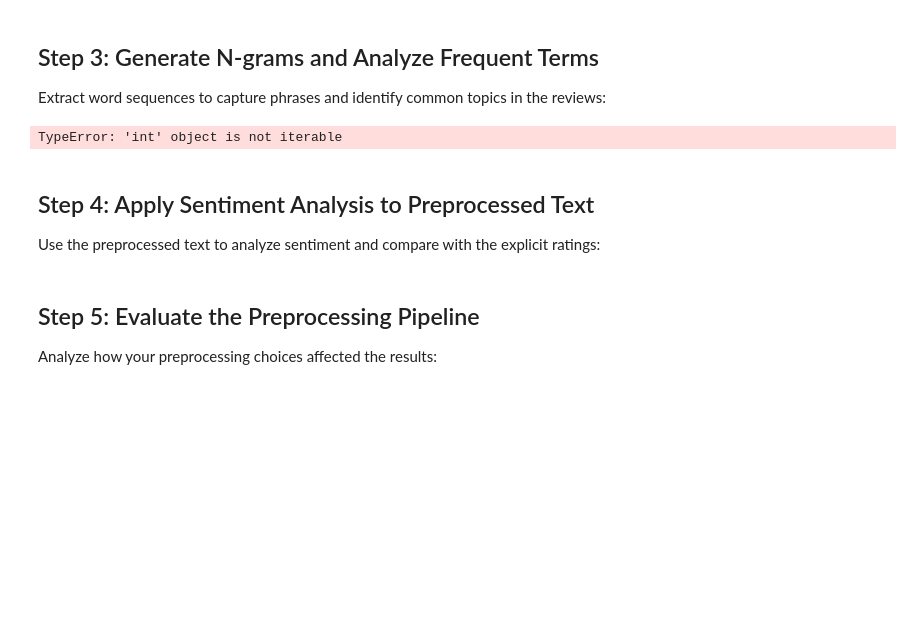
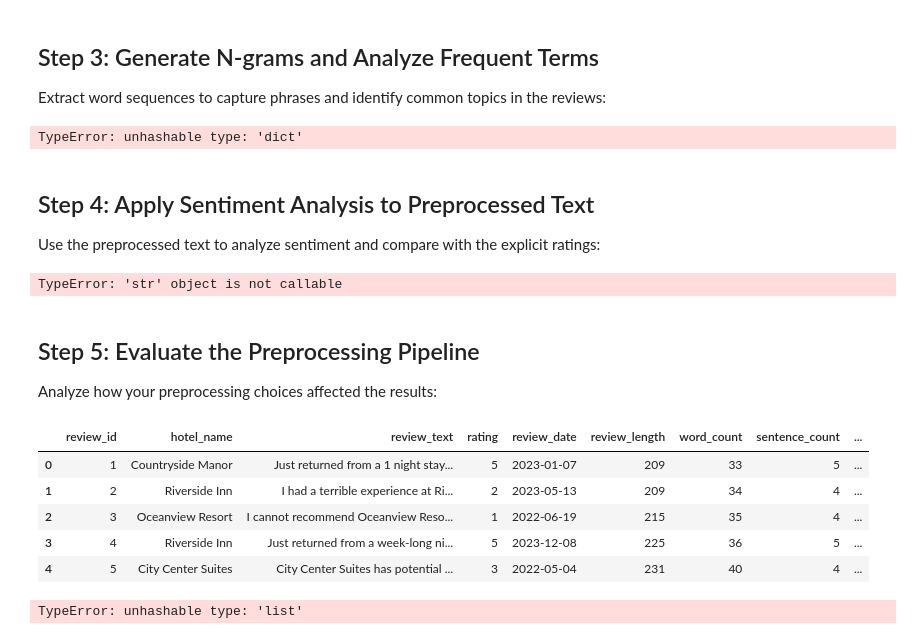
Before and after one commit to marhas109/ds09_all, a Jupyter notebook: mod1_text_preprocessing_lab.ipynb, the cells around one changed output. Saved outputs shown, nothing was run; the diff lists cells and outputs as text; code cells hidden in the pictures; blank space fills up the shorter version.

```diff
--- a/mod1_text_preprocessing_lab.ipynb
+++ b/mod1_text_preprocessing_lab.ipynb
@@ -233,9 +232,10 @@ def lemmatize_tokens(tokens):
     Returns:
     list: Lemmatized tokens
     """
+    valid_tokens = [token for token in tokens if re.search('[a-zA-Z]', token)]
 
     # Tag tokens with parts of speech
-    tokens_tagged = pos_tag(tokens)
+    tokens_tagged = pos_tag(valid_tokens)
 
     # Convert to WordNet POS tags
     pos_tokens = [(word[0], get_wordnet_pos(word[1])) for word in tokens_tagged]
@@ -293,11 +293,14 @@ def generate_ngrams(tokens, n):
     return result
 
 # Generate bigrams and trigrams - hint - apply lamdba function
-hotel_reviews['bigrams'] = hotel_reviews['lemmatized_tokens'].apply(lambda x: generate_ngrams(x, 2))
-hotel_reviews['trigrams'] = hotel_reviews['lemmatized_tokens'].apply(lambda x: generate_ngrams(x, 3))
+b_n = [2]
+t_n = [3]
+
+hotel_reviews['bigrams'] = hotel_reviews['lemmatized_tokens'].apply(lambda x: generate_ngrams(x, b_n))
+hotel_reviews['trigrams'] = hotel_reviews['lemmatized_tokens'].apply(lambda x: generate_ngrams(x, t_n))
 
 # Combine all lemmatized tokens into a single list for frequency analysis
-all_tokens = [hotel_reviews['bigrams'] + hotel_reviews['trigrams']]
+all_tokens = []
 for tokens in hotel_reviews['lemmatized_tokens']:
     all_tokens.extend(tokens)
 
@@ -358,20 +361,19 @@ plt.figure(figsize=(12, 8))
 plt.subplot(2, 1, 1)
 negative_freq.plot(20, title="Top 20 Words in Negative Reviews")
 # %% [output]
-TypeError: 'int' object is not iterable
+TypeError: unhashable type: 'dict'
 # %% [markdown]
 ## Step 4: Apply Sentiment Analysis to Preprocessed Text
 Use the preprocessed text to analyze sentiment and compare with the explicit ratings:
 # %%
-# Initialize sentiment analyzer
-sia = None
+sia = SentimentIntensityAnalyzer()
 
 # Join lemmatized tokens back into strings for sentiment analysis
-hotel_reviews['lemmatized_text'] = None
+hotel_reviews['lemmatized_text'] = hotel_reviews['lemmatized_tokens'].apply(lambda x: ' '.join(x))
 
 # Calculate sentiment scores
-hotel_reviews['sentiment_scores'] = None
-hotel_reviews['sentiment_compound'] = None
+hotel_reviews['sentiment_scores'] = hotel_reviews['lemmatized_text'].apply(lambda x: sia.polarity_scores(x))
+hotel_reviews['sentiment_compound'] = hotel_reviews['sentiment_scores'].apply(lambda x: x['compound'])
 
 # Classify sentiment based on compound score
 def classify_sentiment(score):
@@ -393,6 +395,7 @@ def classify_sentiment(score):
 
 hotel_reviews['predicted_sentiment'] = hotel_reviews['sentiment_compound'].apply(classify_sentiment)
 
+
 # Create a new column that compares the predicted sentiment with the actual rating
 def compare_sentiment_with_rating(row):
     """
@@ -408,7 +411,7 @@ def compare_sentiment_with_rating(row):
     actual_sentiment = 'positive' if row['rating'] >= 4 else ('negative' if row['rating'] <= 2 else 'neutral')
 
     # Compare with predicted sentiment - find where they match/equal
-    if None:
+    if hotel_reviews['predicted_sentiment'] == hotel_reviews['rating'].apply(lambda x: actual_sentiment(x)):
         return 'match'
     else:
         return 'mismatch'
@@ -419,9 +422,11 @@ hotel_reviews['sentiment_match'] = hotel_reviews.apply(compare_sentiment_with_ra
 sentiment_accuracy = (hotel_reviews['sentiment_match'] == 'match').mean() * 100
 
 # Analyze mismatches
-mismatches = None
+mismatches = hotel_reviews['sentiment_match' == 'mismatch']
 mismatches_by_rating = mismatches['rating'].value_counts().sort_index()
 mismatches_by_rating
+# %% [output]
+TypeError: 'str' object is not callable
 # %% [markdown]
 ## Step 5: Evaluate the Preprocessing Pipeline
 Analyze how your preprocessing choices affected the results:
@@ -463,3 +475,17 @@ total_reduction = None
+# %%
+hotel_reviews.head()
+# %% [output]
+|  | review_id | hotel_name | review_text | rating | review_date | review_length | word_count | sentence_count | ... |
+| 0 | 1 | Countryside Manor | Just returned from a 1 night stay... | 5 | 2023-01-07 | 209 | 33 | 5 | ... |
+| 1 | 2 | Riverside Inn | I had a terrible experience at Ri... | 2 | 2023-05-13 | 209 | 34 | 4 | ... |
+| 2 | 3 | Oceanview Resort | I cannot recommend Oceanview Reso... | 1 | 2022-06-19 | 215 | 35 | 4 | ... |
+| 3 | 4 | Riverside Inn | Just returned from a week-long ni... | 5 | 2023-12-08 | 225 | 36 | 5 | ... |
+| 4 | 5 | City Center Suites | City Center Suites has potential ... | 3 | 2022-05-04 | 231 | 40 | 4 | ... |
+# %%
+orig_tokens = set(hotel_reviews['tokens'])
+orig_tokens
+# %% [output]
+TypeError: unhashable type: 'list'
 # %%
 # Run this cell without changes
 # Summarize vocabulary size changes
```
Also changed, not shown: parts of 3 cells of this notebook.
